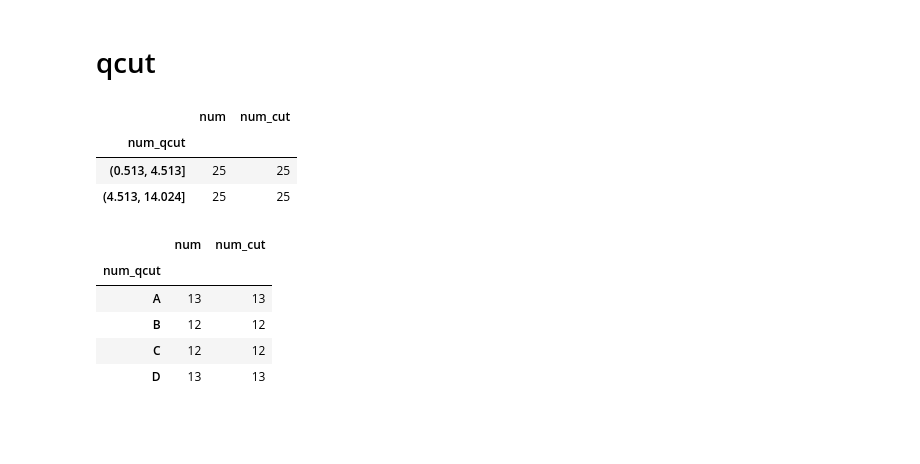
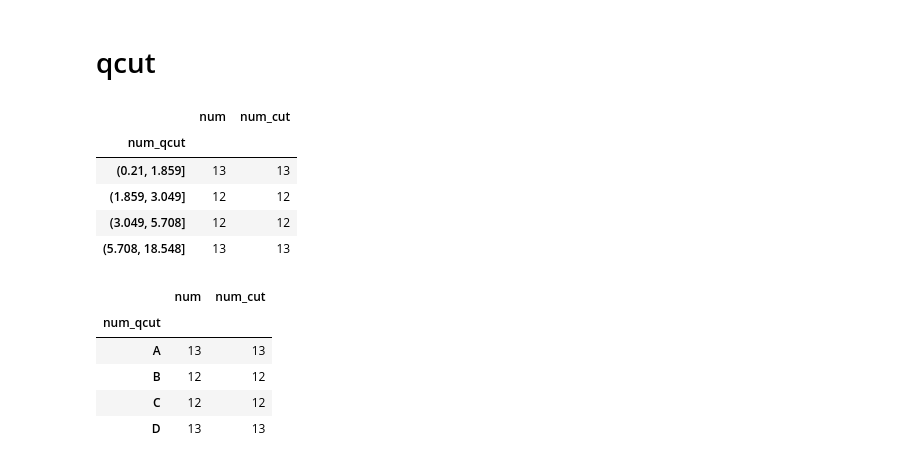
Before and after one commit to cordeirolibel/coderhouse_ds_45735, a Jupyter notebook: Aula28 (Data Wrangling III)/Aula28.ipynb, the cells around one changed output. Cells and saved outputs as stored; diff of their text form; code cells hidden in the pictures; blank space fills up the shorter version.

```diff
--- a/Aula28 (Data Wrangling III)/Aula28.ipynb
+++ b/Aula28 (Data Wrangling III)/Aula28.ipynb
@@ -56,13 +56,15 @@ df.groupby("num_cut").count()
 # %% [markdown]
 # qcut
 # %%
-df["num_qcut"] = pd.qcut(df["num"], 2)
+df["num_qcut"] = pd.qcut(df["num"], 4)
 df.groupby("num_qcut").count()
 # %% [output]
 |  | num | num_cut |
 | num_qcut |  |  |
-| (0.513, 4.513] | 25 | 25 |
-| (4.513, 14.024] | 25 | 25 |
+| (0.21, 1.859] | 13 | 13 |
+| (1.859, 3.049] | 12 | 12 |
+| (3.049, 5.708] | 12 | 12 |
+| (5.708, 18.548] | 13 | 13 |
 # %%
 df["num_qcut"] = pd.qcut(df["num"], 4, labels=["A", "B", "C","D"])
 df.groupby("num_qcut").count()
```
Also changed, not shown: parts of 16 cells of this notebook, 3 other files.
